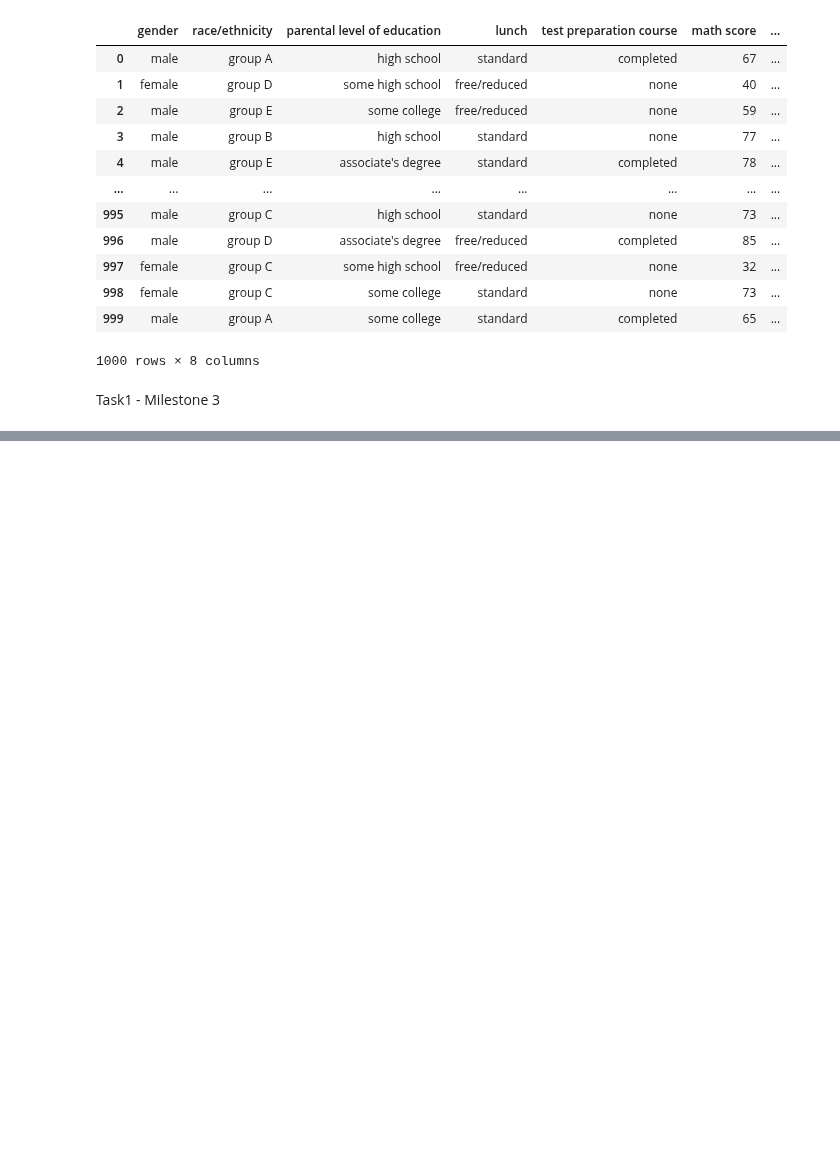
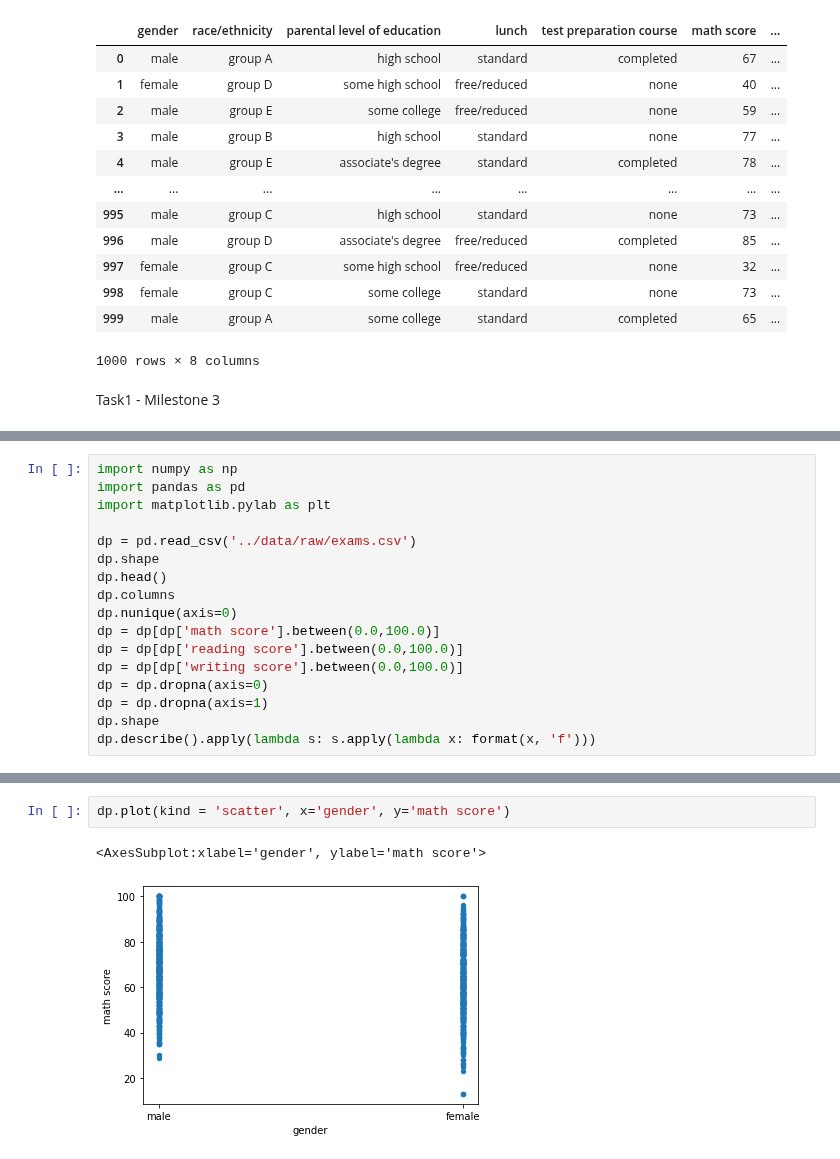
Before and after one commit to ubco-W2022T1-cosc301/project-group01, a Jupyter notebook: notebooks/analysis2.ipynb, the cells around one changed output, grey strips where cells are left out. Drawn from its saved outputs; the diff is of its cells as text; blank space fills up the shorter version.

```diff
--- a/notebooks/analysis2.ipynb
+++ b/notebooks/analysis2.ipynb
@@ -50,0 +49,17 @@ dp.describe()
+# %%
+import numpy as np
+import pandas as pd
+import matplotlib.pylab as plt
+
+dp = pd.read_csv('../data/raw/exams.csv')
+dp.shape
+dp.head()
+dp.columns
+dp.nunique(axis=0)
+dp = dp[dp['math score'].between(0.0,100.0)]
+dp = dp[dp['reading score'].between(0.0,100.0)]
+dp = dp[dp['writing score'].between(0.0,100.0)]
+dp = dp.dropna(axis=0)
+dp = dp.dropna(axis=1)
+dp.shape
+dp.describe().apply(lambda s: s.apply(lambda x: format(x, 'f')))
@@ -50,0 +76,5 @@ dp.describe()
+# %%
+dp.plot(kind = 'scatter', x='gender', y='math score')
+# %% [output]
+<AxesSubplot:xlabel='gender', ylabel='math score'>
+[figure, added]
```
Also changed, not shown: parts of 5 cells of this notebook.
